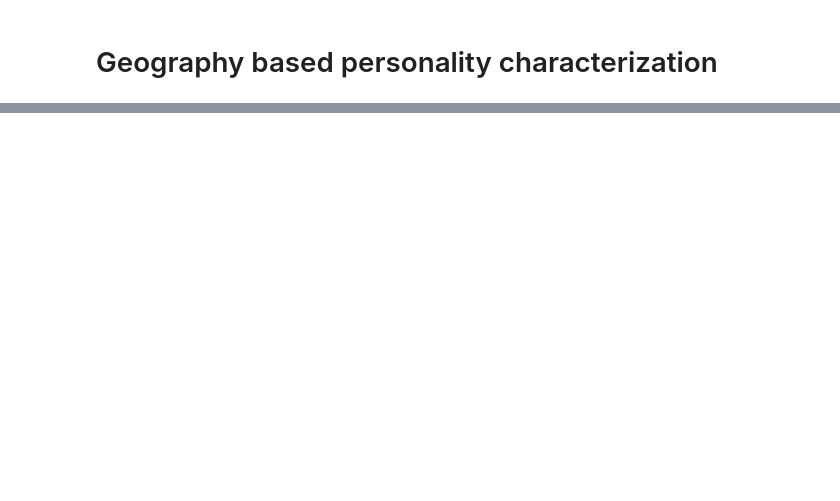
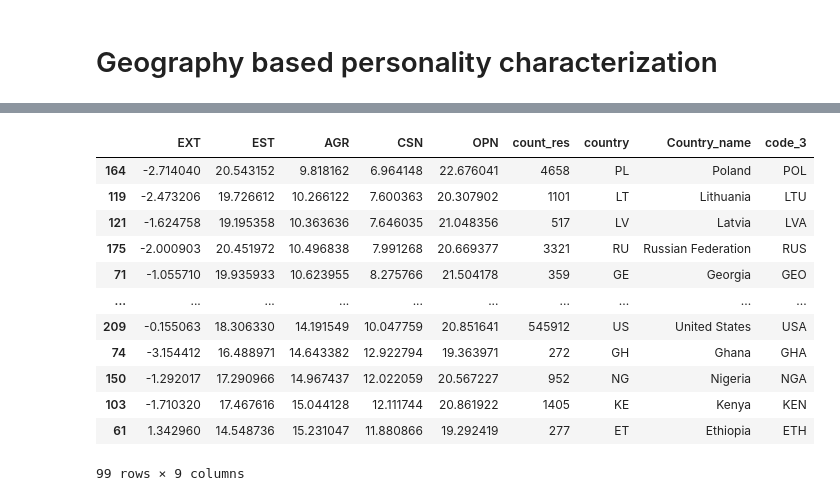
Before and after one commit to Diego-II/MDP-Project, a Jupyter notebook: Notebook/Proyecto_final_main.ipynb, the cells around one changed output, grey strips where cells are left out. Drawn from its saved outputs; the diff is of its cells as text; code cells hidden in the pictures; blank space fills up the shorter version.

```diff
--- a/Notebook/Proyecto_final_main.ipynb
+++ b/Notebook/Proyecto_final_main.ipynb
@@ -34,0 +315,16 @@ df
+# %%
+agg_country_big5_new[agg_country_big5_new['count_res']>200].sort_values(by = 'AGR')
+# %% [output]
+|  | EXT | EST | AGR | CSN | OPN | count_res | country | Country_name | code_3 |
+| 164 | -2.714040 | 20.543152 | 9.818162 | 6.964148 | 22.676041 | 4658 | PL | Poland | POL |
+| 119 | -2.473206 | 19.726612 | 10.266122 | 7.600363 | 20.307902 | 1101 | LT | Lithuania | LTU |
+| 121 | -1.624758 | 19.195358 | 10.363636 | 7.646035 | 21.048356 | 517 | LV | Latvia | LVA |
+| 175 | -2.000903 | 20.451972 | 10.496838 | 7.991268 | 20.669377 | 3321 | RU | Russian Federation | RUS |
+| 71 | -1.055710 | 19.935933 | 10.623955 | 8.275766 | 21.504178 | 359 | GE | Georgia | GEO |
+| ... | ... | ... | ... | ... | ... | ... | ... | ... | ... |
+| 209 | -0.155063 | 18.306330 | 14.191549 | 10.047759 | 20.851641 | 545912 | US | United States | USA |
+| 74 | -3.154412 | 16.488971 | 14.643382 | 12.922794 | 19.363971 | 272 | GH | Ghana | GHA |
+| 150 | -1.292017 | 17.290966 | 14.967437 | 12.022059 | 20.567227 | 952 | NG | Nigeria | NGA |
+| 103 | -1.710320 | 17.467616 | 15.044128 | 12.111744 | 20.861922 | 1405 | KE | Kenya | KEN |
+| 61 | 1.342960 | 14.548736 | 15.231047 | 11.880866 | 19.292419 | 277 | ET | Ethiopia | ETH |
+99 rows × 9 columns
```
Also changed, not shown: parts of 43 cells of this notebook.
